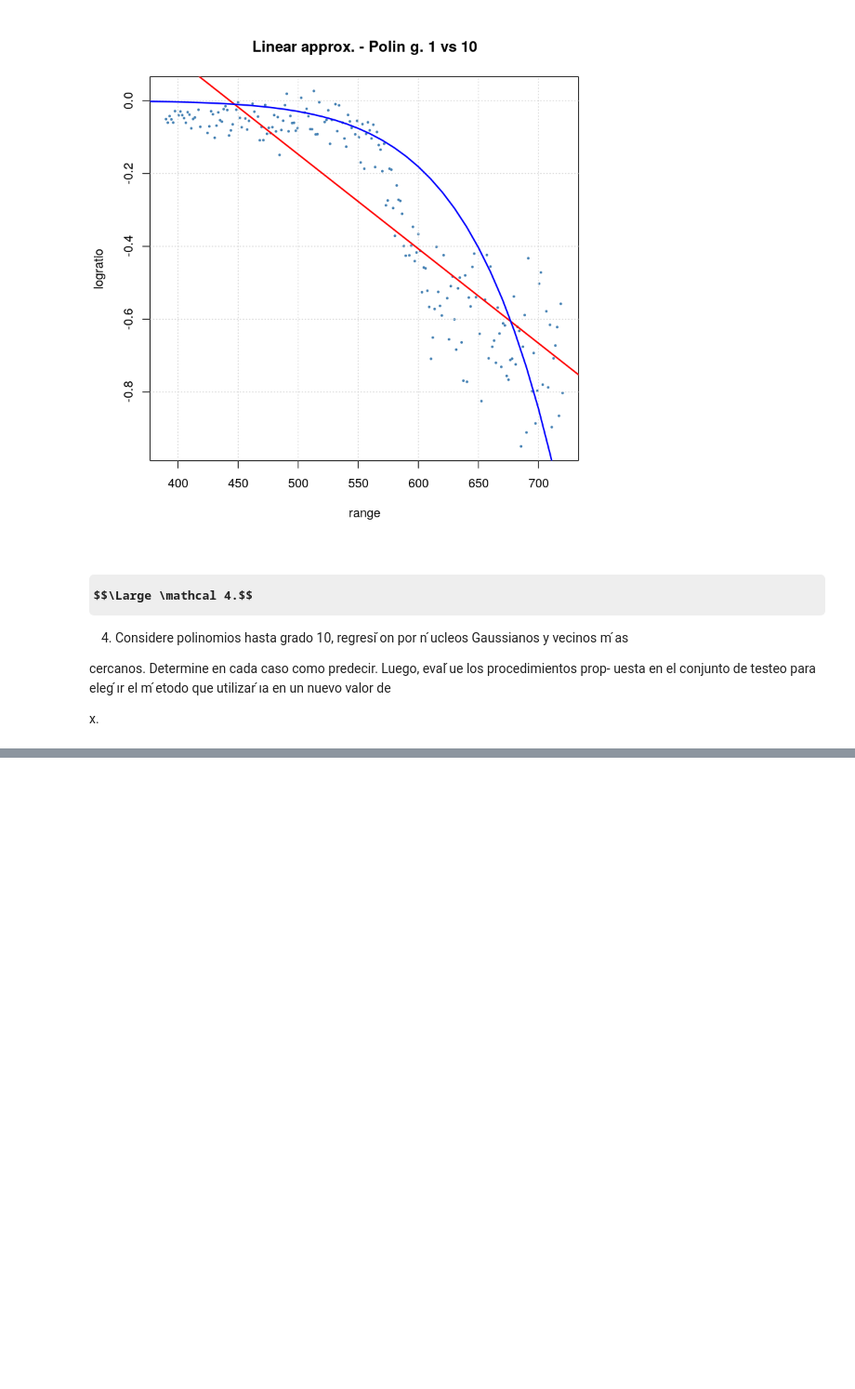
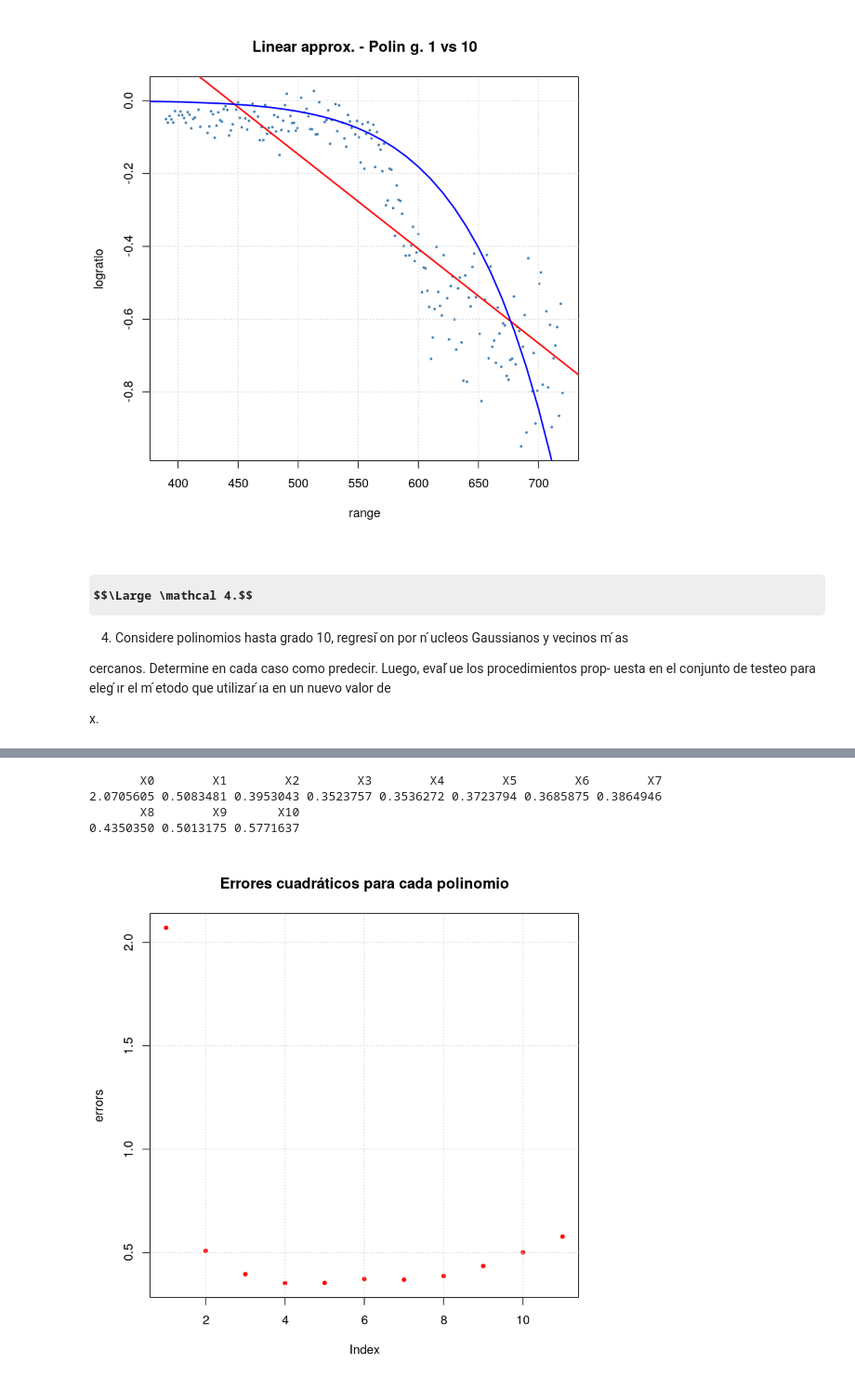
Before and after one commit to LecJackS/Ciencia-de-datos-con-R_Fundamentos-Estadisticos_2020, a Jupyter notebook: clase25/Clase 25 - Guía Regresión.ipynb, the cells around one changed output, grey strips where cells are left out. Shown: that part at 93% size. Saved outputs shown, nothing was run; the diff lists cells and outputs as text; code cells hidden in the pictures; some formulas as TeX source; blank space fills up the shorter version.

```diff
--- a/clase25/Clase 25 - Guía Regresión.ipynb
+++ b/clase25/Clase 25 - Guía Regresión.ipynb
@@ -243,12 +243,14 @@ grado 10 en range. Grafique y compare.
 p <- 10
 grid_x <- seq(300, 800, 10)
 Y_grid <- data.frame(rep(NA, length(grid_x)))
+best_betas <- list()
 for (i in 0:p){
     Xp <- append_dimensions(datos_train$range, p=i)
     XtX <- t(Xp) %*% Xp
     XtY <- t(Xp) %*% Y
     invXtX <- ginv(XtX)
     best_beta <- invXtX %*% XtY
+    best_betas[[i+1]] <- as.array(best_beta)
     Y_grid[, i+1] <- get_grid_polin(grid_x, best_beta)
     colnames(Y_grid)[i+1] <- paste0('X',i)
 }
@@ -322,0 +333,12 @@ x.
+# %%
+n <- length(best_beta)
+X_test <- as.matrix(datos_test[,1])
+Y_pred <- data.frame(rep(NA, length(X_test)))
+for (p in 0:(n-1)){
+    i <- p+1
+    Xp <- append_dimensions(datos_test$range, p=p)
+    Y_pred[, i] <- get_grid_polin(X_test, best_betas[[i]])
+    colnames(Y_pred)[i] <- paste0('X',p)
+}
+
+head(Y_pred)
@@ -322,0 +353,13 @@ x.
+# %%
+errors <- colSums((as.matrix(Y_pred) - datos_test[,2])^2)
+errors
+# %% [output]
+       X0        X1        X2        X3        X4        X5        X6        X7
+2.0705605 0.5083481 0.3953043 0.3523757 0.3536272 0.3723794 0.3685875 0.3864946
+       X8        X9       X10
+0.4350350 0.5013175 0.5771637
+# %%
+plot(errors, col='red', main="Errores cuadráticos para cada polinomio", pch=20)
+grid()
+# %% [output]
+[figure, added]
```
Also changed, not shown: parts of 6 cells of this notebook.
